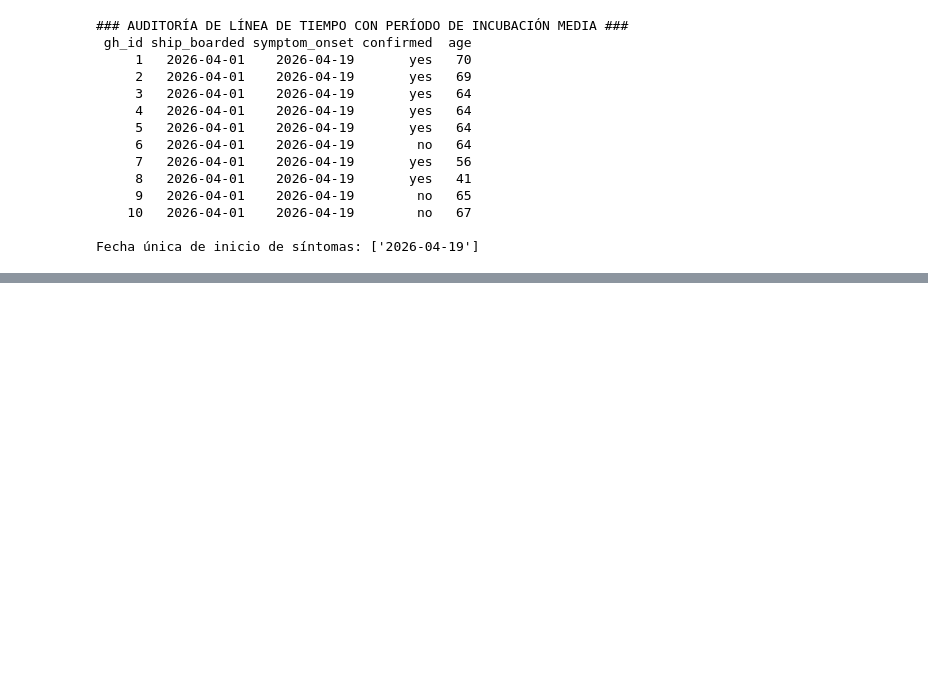
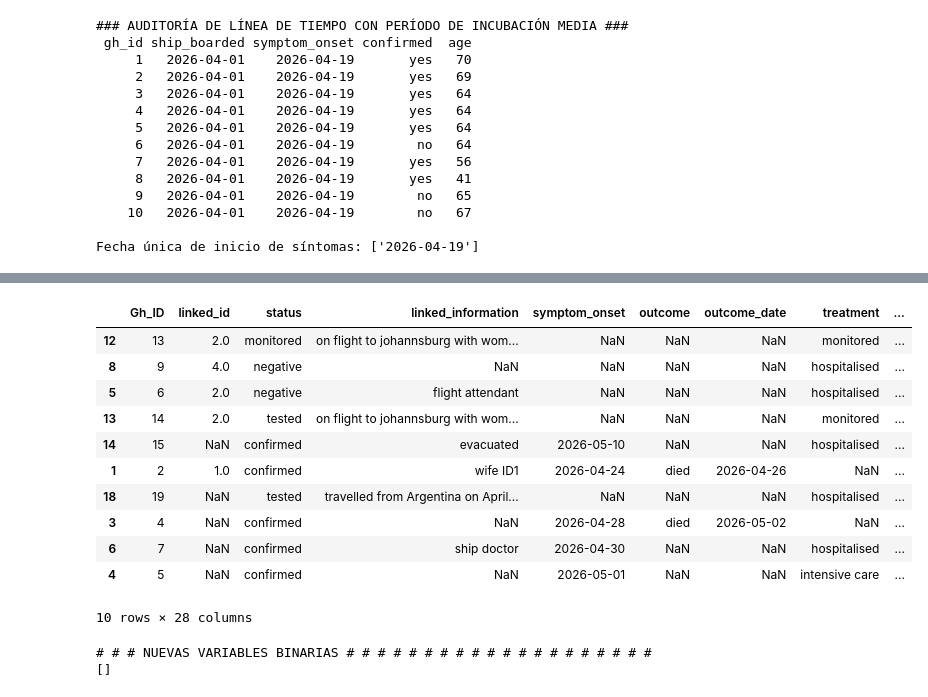
Before and after one commit to brimanz/hantavirus-outbreak-analytics, a Jupyter notebook: data/dataProcessing.ipynb, the cells around one changed output, grey strips where cells are left out. Cells and saved outputs as stored; diff of their text form; code cells hidden in the pictures; blank space fills up the shorter version.

Commit message:
standardize symptoms and execute radical noise filtering

```diff
--- a/data/dataProcessing.ipynb
+++ b/data/dataProcessing.ipynb
@@ -596,0 +596,47 @@ if __name__ == "__main__":
+# %%
+df.sample(10)
+# %% [output]
+|  | Gh_ID | linked_id | status | linked_information | symptom_onset | outcome | outcome_date | treatment | ... |
+| 12 | 13 | 2.0 | monitored | on flight to johannsburg with wom... | NaN | NaN | NaN | monitored | ... |
+| 8 | 9 | 4.0 | negative | NaN | NaN | NaN | NaN | hospitalised | ... |
+| 5 | 6 | 2.0 | negative | flight attendant | NaN | NaN | NaN | hospitalised | ... |
+| 13 | 14 | 2.0 | tested | on flight to johannsburg with wom... | NaN | NaN | NaN | monitored | ... |
+| 14 | 15 | NaN | confirmed | evacuated | 2026-05-10 | NaN | NaN | hospitalised | ... |
+| 1 | 2 | 1.0 | confirmed | wife ID1 | 2026-04-24 | died | 2026-04-26 | NaN | ... |
+| 18 | 19 | NaN | tested | travelled from Argentina on April... | NaN | NaN | NaN | hospitalised | ... |
+| 3 | 4 | NaN | confirmed | NaN | 2026-04-28 | died | 2026-05-02 | NaN | ... |
+| 6 | 7 | NaN | confirmed | ship doctor | 2026-04-30 | NaN | NaN | hospitalised | ... |
+| 4 | 5 | NaN | confirmed | NaN | 2026-05-01 | NaN | NaN | intensive care | ... |
+10 rows × 28 columns
+# %%
+def clean_and_encode_symptoms(file_path):
+    df = pd.read_csv(file_path)
+
+    # Crear una serie con todos los síntomas separados (suponiendo que están separados por '_')
+    all_symptoms_series = df['symptoms'].str.split('_').explode().str.strip()
+
+    # Filtrar valores irrelevantes y excluir notas parentéticas (con '_')
+    unique_symptoms = all_symptoms_series[
+        (all_symptoms_series != '') &
+        (all_symptoms_series != 'no_symptoms') &
+        (all_symptoms_series.str.contains('_', na=False))  # CORREGIDO: usar all_symptoms_series
+    ].unique()
+
+    # Resto del código: crear columnas binarias para cada síntoma único
+    for symptom in unique_symptoms:
+        col_name = f'has_{symptom}'
+        df[col_name] = df['symptoms'].str.contains(symptom, na=False).astype(int)
+
+    return df
+
+# Llamada correcta
+if __name__ == '__main__':   # OJO: doble guión bajo y 'main' entre comillas
+    PATH_DATASET = "hantavirus2026.csv"
+    df_final = clean_and_encode_symptoms(PATH_DATASET)
+
+    print('# # # NUEVAS VARIABLES BINARIAS # # # # # # # # # # # # # # # # # # # #')
+    symptom_indicators = [col for col in df_final.columns if col.startswith('has_')]
+    print(symptom_indicators)
+# %% [output]
+# # # NUEVAS VARIABLES BINARIAS # # # # # # # # # # # # # # # # # # # #
+[]
```
Also changed, not shown: parts of 7 cells of this notebook.
